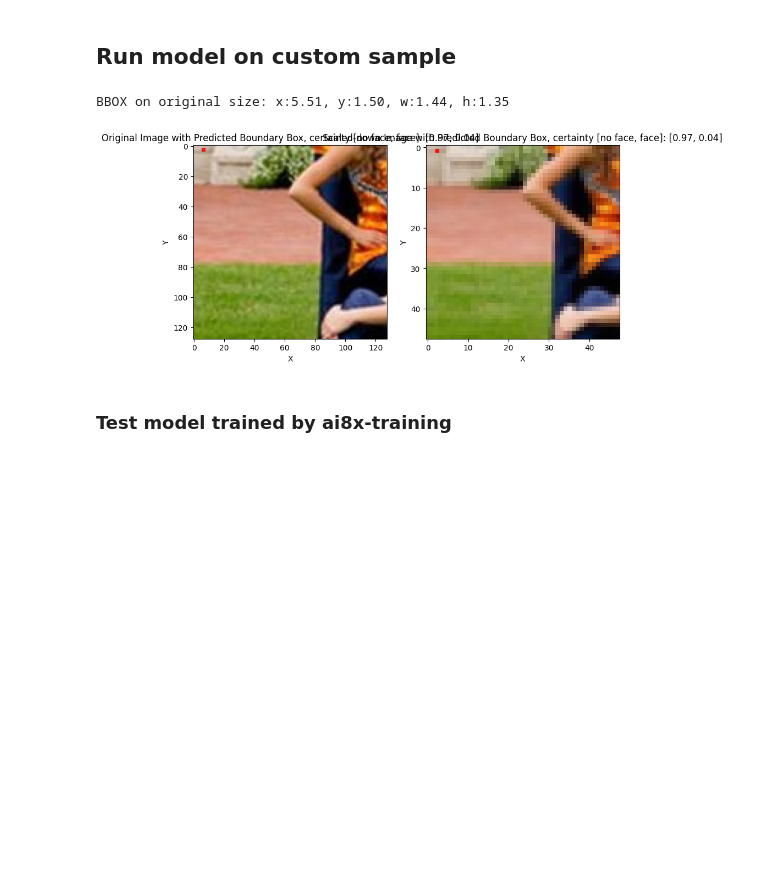
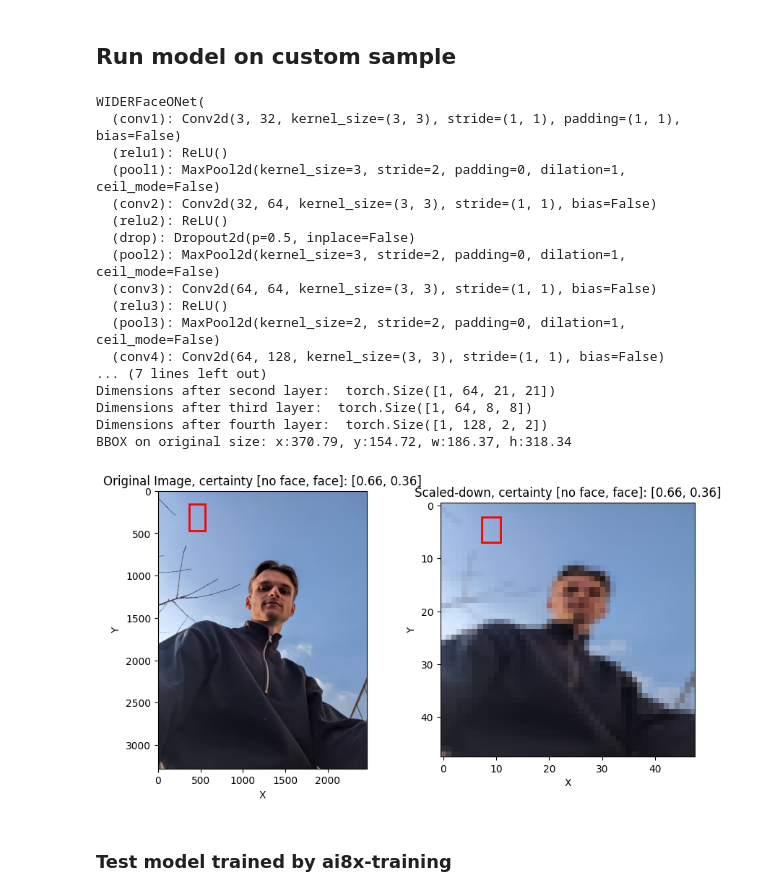
Before and after one commit to lionnus/MAX78000-Face-Detection, a Jupyter notebook: pytorch_face_detection.ipynb, the cells around one changed output. Saved outputs shown, nothing was run; the diff lists cells and outputs as text; code cells hidden in the pictures; blank space fills up the shorter version.

Commit message:
Added random flip, fixed plotting in train

```diff
--- a/pytorch_face_detection.ipynb
+++ b/pytorch_face_detection.ipynb
@@ -356,7 +376,7 @@ data = ('/home/lionnus/OneDrive/Ubuntu/MLonMCU/maxim7800-face-detection',0)
 train_dataset,test_dataset= widerfaces_get_datasets(data,load_train=True, load_test=True)
 print("Train set length:",len(train_dataset))
 print("Test set length:",len(test_dataset))
-image, bbox, face_label = train_dataset[700]
+image, bbox, face_label = train_dataset[4090]
 
 # Inspect the sample
 print("Image shape:", image.shape)
@@ -670,13 +690,14 @@ class WIDERFaceONet(nn.Module):
 
         self.conv1 = nn.Conv2d(num_channels, 32, kernel_size=3, stride = 1,padding=1, bias=bias)
         self.relu1 = nn.ReLU()
-
-        dim_x = conv_shape(dimensions[0], k=3, p=1, s=1, d=1) # Conv2d
+        dim_x=dimensions[0]
+        dim_x = conv_shape(dim_x, k=3, p=1, s=1, d=1) # Conv2d
         # print("dDimensions after first layer: ", dim_x)
 
         self.pool1 = nn.MaxPool2d(kernel_size=3, stride=2)
         self.conv2 = nn.Conv2d(32, 64, kernel_size=3, stride=1, padding=0, bias=bias)
         self.relu2 = nn.ReLU()
+        self.drop = nn.Dropout2d(p=0.5)
 
         dim_x = conv_shape(dim_x, k=3, s=2) # Maxpool
         dim_x = conv_shape(dim_x, k=3, p=0, s=1, d=1) # Conv2d
@@ -693,7 +714,7 @@ class WIDERFaceONet(nn.Module):
         # print("dDimensions after third layer: ", dim_x)
 
         self.pool3 = nn.MaxPool2d(kernel_size=2, stride=2)
-        self.conv4 = nn.Conv2d(64,256, kernel_size=3,stride=1, padding=0, bias=bias)
+        self.conv4 = nn.Conv2d(64,128, kernel_size=3,stride=1, padding=0, bias=bias)
         self.relu4 = nn.ReLU()
         dim_x = conv_shape(dim_x, k=2, s=2) # Maxpool
         dim_x = conv_shape(dim_x, k=3, p=0, s=1, d=1) # Conv2d
@@ -704,7 +725,7 @@ class WIDERFaceONet(nn.Module):
 
         # print("dDimensions for linear layer: ", 256*dim_x*dim_y)
 
-        self.fc1 = nn.Linear(256 *dim_x*dim_y, 256)
+        self.fc1 = nn.Linear(128 *dim_x*dim_y, 256)
         self.relu5 = nn.ReLU()
 
         self.sf_out_cls = nn.Linear(256, 2)
@@ -720,24 +741,23 @@ class WIDERFaceONet(nn.Module):
     def forward(self, x):
         x = self.conv1(x)
         x = self.relu1(x)
-        # print("Dimensions after first layer: ", x.shape)
+        print("Dimensions after first layer: ", x.shape)
         x = self.pool1(x)
 
         x = self.conv2(x)
         x = self.relu2(x)
-        # print("Dimensions after second layer: ", x.shape)
+        x=self.drop(x)
+        print("Dimensions after second layer: ", x.shape)
         x = self.pool2(x)
 
         x = self.conv3(x)
         x = self.relu3(x)
 
-        # print("Dimensions after third layer: ", x.shape)
+        print("Dimensions after third layer: ", x.shape)
         x = self.pool3(x)
         x = self.conv4(x)
-        # x = self.conv5(x)
-        # x = self.conv6(x)
         x = self.relu4(x)
-        # print("Dimensions after fourth layer: ", x.shape)
+        print("Dimensions after fourth layer: ", x.shape)
         x = x.view(x.size(0), -1)
         # print(self.num_flat_features(x))
         x = self.fc1(x)
@@ -1073,13 +1377,14 @@ from PIL import Image, ImageOps
 device = torch.device("cuda" if torch.cuda.is_available() else "cpu")
 
 # Load the model
-model = WIDERFaceONet()
-model.load_state_dict(torch.load("models/WIDERFaceONet15.pth", map_location=device))
+model = WIDERFaceONet().to(device)
+print(model)
+model.load_state_dict(torch.load("models/WIDERFaceONet/WIDERFaceONet_7.pth", map_location=device))
 model.to(device)
 model.eval()
 
 # Load and preprocess the image
-image_test = Image.open('/home/lionnus/OneDrive/Ubuntu/MLonMCU/maxim7800-face-detection/test_pic6.jpg')
+image_test = Image.open('/home/lionnus/OneDrive/Ubuntu/MLonMCU/maxim7800-face-detection/test_pic1.jpg')
 image_test = ImageOps.exif_transpose(image_test)
 
 # Define the transformation
@@ -1092,7 +1397,7 @@ transform = transforms.Compose([
 image_test_trans = transform(image_test).unsqueeze(0).to(device)
 
 # Run the model on the image
-if model.__class__.__name__ == "WIDERFaceONet":
+if model.__class__.__name__ != "WIDERFaceNet":
     predicted_coords, face_label = model(image_test_trans)
 else:
     predicted_coords = model(image_test_trans)
@@ -1112,41 +1417,57 @@ scaled_y = y * image_test.size[1]
 scaled_w = w * image_test.size[0]
 scaled_h = h * image_test.size[1]
 print('BBOX on original size: x:{:.2f}, y:{:.2f}, w:{:.2f}, h:{:.2f}'.format(scaled_x, scaled_y, scaled_w, scaled_h))
 
 # Add a rectangle patch to the original image
 rect = patches.Rectangle((scaled_x, scaled_y), scaled_w, scaled_h, linewidth=2, edgecolor='r', facecolor='none')
 ax1.add_patch(rect)
 
 # Set plot title and labels for the original image
-if model.__class__.__name__ == "WIDERFaceONet":
-    ax1.set_title('Original Image with Predicted Boundary Box, certainty [no face, face]: [{:.2f}, {:.2f}]'.format(face_label[0][0], face_label[0][1]))
+if model.__class__.__name__ != "WIDERFaceNet":
+    ax1.set_title('Original Image, certainty [no face, face]: [{:.2f}, {:.2f}]'.format(face_label[0][0], face_label[0][1]))
 else:
-    ax1.set_title('Original Image with Predicted Boundary Box')
+    ax1.set_title('Original Image')
 
 ax1.set_xlabel('X')
 ax1.set_ylabel('Y')
 
 # Plot the scaled-down image with the boundary box
 scaled_down_image = image_test_trans.squeeze().permute(1, 2, 0).cpu().numpy()
 ax2.imshow(scaled_down_image)
 
 rect = patches.Rectangle((x*param_dim_x, y*param_dim_y), w*param_dim_x, h*param_dim_y, linewidth=2, edgecolor='r', facecolor='none')
 ax2.add_patch(rect)
 
 # Set plot title and labels for the scaled-down image
-if model.__class__.__name__ == "WIDERFaceONet":
-    ax2.set_title('Scaled-down Image with Predicted Boundary Box, certainty [no face, face]: [{:.2f}, {:.2f}]'.format(face_label[0][0], face_label[0][1]))
+if model.__class__.__name__ != "WIDERFaceNet":
+    ax2.set_title('Scaled-down, certainty [no face, face]: [{:.2f}, {:.2f}]'.format(face_label[0][0], face_label[0][1]))
 else:
-    ax2.set_title('Scaled-down Image with Predicted Boundary Box')
+    ax2.set_title('Scaled-down')
 
 ax2.set_xlabel('X')
 ax2.set_ylabel('Y')
 
 # Show the plot
 plt.show()
 # %% [output]
-BBOX on original size: x:5.51, y:1.50, w:1.44, h:1.35
+WIDERFaceONet(
+  (conv1): Conv2d(3, 32, kernel_size=(3, 3), stride=(1, 1), padding=(1, 1), bias=False)
+  (relu1): ReLU()
+  (pool1): MaxPool2d(kernel_size=3, stride=2, padding=0, dilation=1, ceil_mode=False)
+  (conv2): Conv2d(32, 64, kernel_size=(3, 3), stride=(1, 1), bias=False)
+  (relu2): ReLU()
+  (drop): Dropout2d(p=0.5, inplace=False)
+  (pool2): MaxPool2d(kernel_size=3, stride=2, padding=0, dilation=1, ceil_mode=False)
+  (conv3): Conv2d(64, 64, kernel_size=(3, 3), stride=(1, 1), bias=False)
+  (relu3): ReLU()
+  (pool3): MaxPool2d(kernel_size=2, stride=2, padding=0, dilation=1, ceil_mode=False)
+  (conv4): Conv2d(64, 128, kernel_size=(3, 3), stride=(1, 1), bias=False)
+... (7 lines left out)
+Dimensions after second layer:  torch.Size([1, 64, 21, 21])
+Dimensions after third layer:  torch.Size([1, 64, 8, 8])
+Dimensions after fourth layer:  torch.Size([1, 128, 2, 2])
+BBOX on original size: x:370.79, y:154.72, w:186.37, h:318.34
-[figure, old version]
+[figure, new version]
 # %% [markdown]
 ### Test model trained by ai8x-training
 # %%
```
Also changed, not shown: parts of 12 cells of this notebook.
